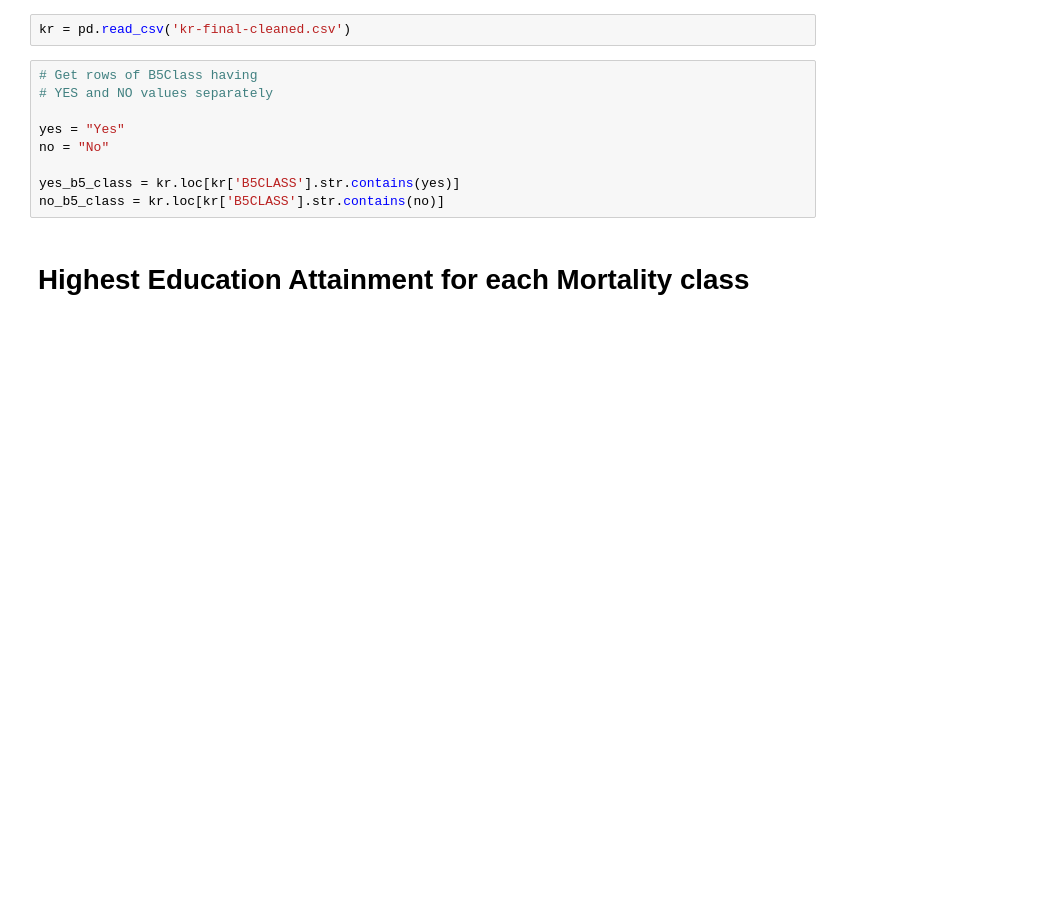
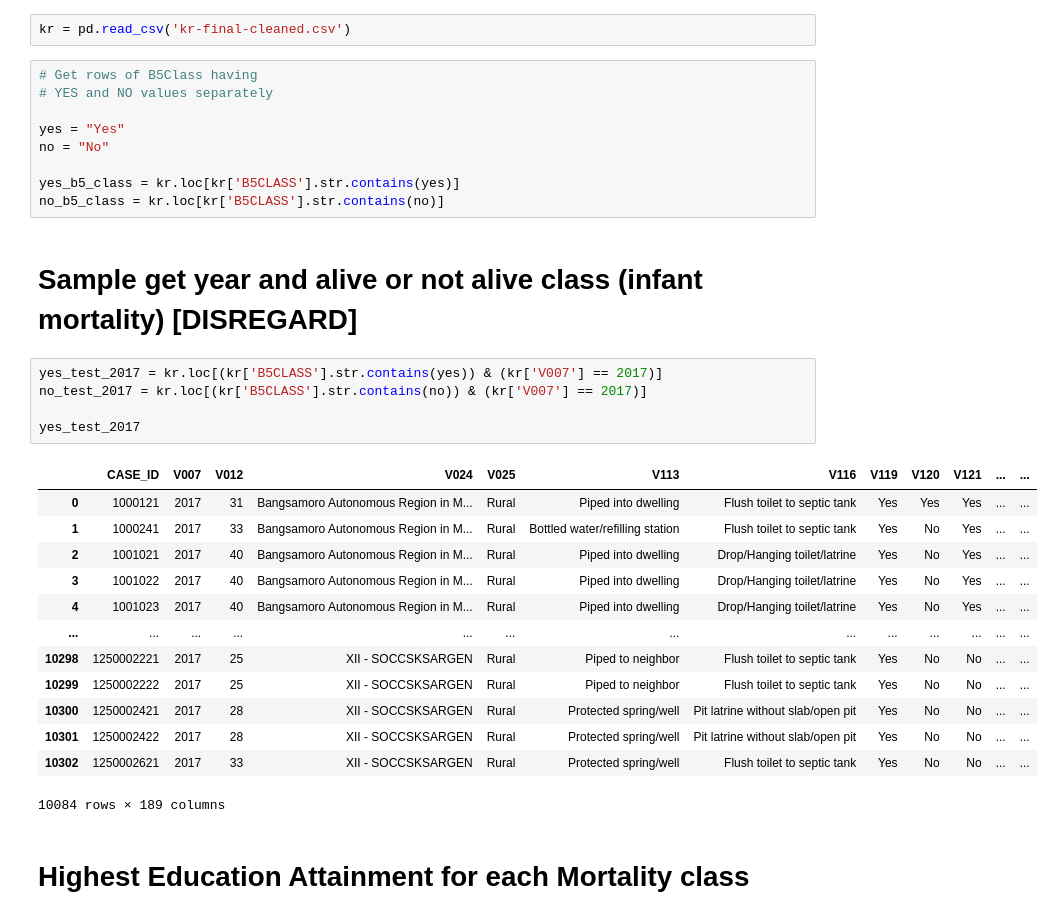
Before and after one commit to 2203472/infant-mortality-app, a Jupyter notebook: Notebook/5-Analysis-Genove.ipynb, the cells around one changed output. Saved outputs shown, nothing was run; the diff lists cells and outputs as text; blank space fills up the shorter version.

```diff
--- a/Notebook/5-Analysis-Genove.ipynb
+++ b/Notebook/5-Analysis-Genove.ipynb
@@ -14,6 +14,27 @@ no = "No"
 
 yes_b5_class = kr.loc[kr['B5CLASS'].str.contains(yes)]
 no_b5_class = kr.loc[kr['B5CLASS'].str.contains(no)]
+# %% [markdown]
+# Sample get year and alive or not alive class (infant mortality) [DISREGARD]
+# %%
+yes_test_2017 = kr.loc[(kr['B5CLASS'].str.contains(yes)) & (kr['V007'] == 2017)]
+no_test_2017 = kr.loc[(kr['B5CLASS'].str.contains(no)) & (kr['V007'] == 2017)]
+
+yes_test_2017
+# %% [output]
+|  | CASE_ID | V007 | V012 | V024 | V025 | V113 | V116 | V119 | V120 | V121 | ... | ... |
+| 0 | 1000121 | 2017 | 31 | Bangsamoro Autonomous Region in M... | Rural | Piped into dwelling | Flush toilet to septic tank | Yes | Yes | Yes | ... | ... |
+| 1 | 1000241 | 2017 | 33 | Bangsamoro Autonomous Region in M... | Rural | Bottled water/refilling station | Flush toilet to septic tank | Yes | No | Yes | ... | ... |
+| 2 | 1001021 | 2017 | 40 | Bangsamoro Autonomous Region in M... | Rural | Piped into dwelling | Drop/Hanging toilet/latrine | Yes | No | Yes | ... | ... |
+| 3 | 1001022 | 2017 | 40 | Bangsamoro Autonomous Region in M... | Rural | Piped into dwelling | Drop/Hanging toilet/latrine | Yes | No | Yes | ... | ... |
+| 4 | 1001023 | 2017 | 40 | Bangsamoro Autonomous Region in M... | Rural | Piped into dwelling | Drop/Hanging toilet/latrine | Yes | No | Yes | ... | ... |
+| ... | ... | ... | ... | ... | ... | ... | ... | ... | ... | ... | ... | ... |
+| 10298 | 1250002221 | 2017 | 25 | XII - SOCCSKSARGEN | Rural | Piped to neighbor | Flush toilet to septic tank | Yes | No | No | ... | ... |
+| 10299 | 1250002222 | 2017 | 25 | XII - SOCCSKSARGEN | Rural | Piped to neighbor | Flush toilet to septic tank | Yes | No | No | ... | ... |
+| 10300 | 1250002421 | 2017 | 28 | XII - SOCCSKSARGEN | Rural | Protected spring/well | Pit latrine without slab/open pit | Yes | No | No | ... | ... |
+| 10301 | 1250002422 | 2017 | 28 | XII - SOCCSKSARGEN | Rural | Protected spring/well | Pit latrine without slab/open pit | Yes | No | No | ... | ... |
+| 10302 | 1250002621 | 2017 | 33 | XII - SOCCSKSARGEN | Rural | Protected spring/well | Flush toilet to septic tank | Yes | No | No | ... | ... |
+10084 rows × 189 columns
 # %% [markdown]
 # Highest Education Attainment for each Mortality class
 # %%
```
Also changed, not shown: parts of 3 cells of this notebook.
